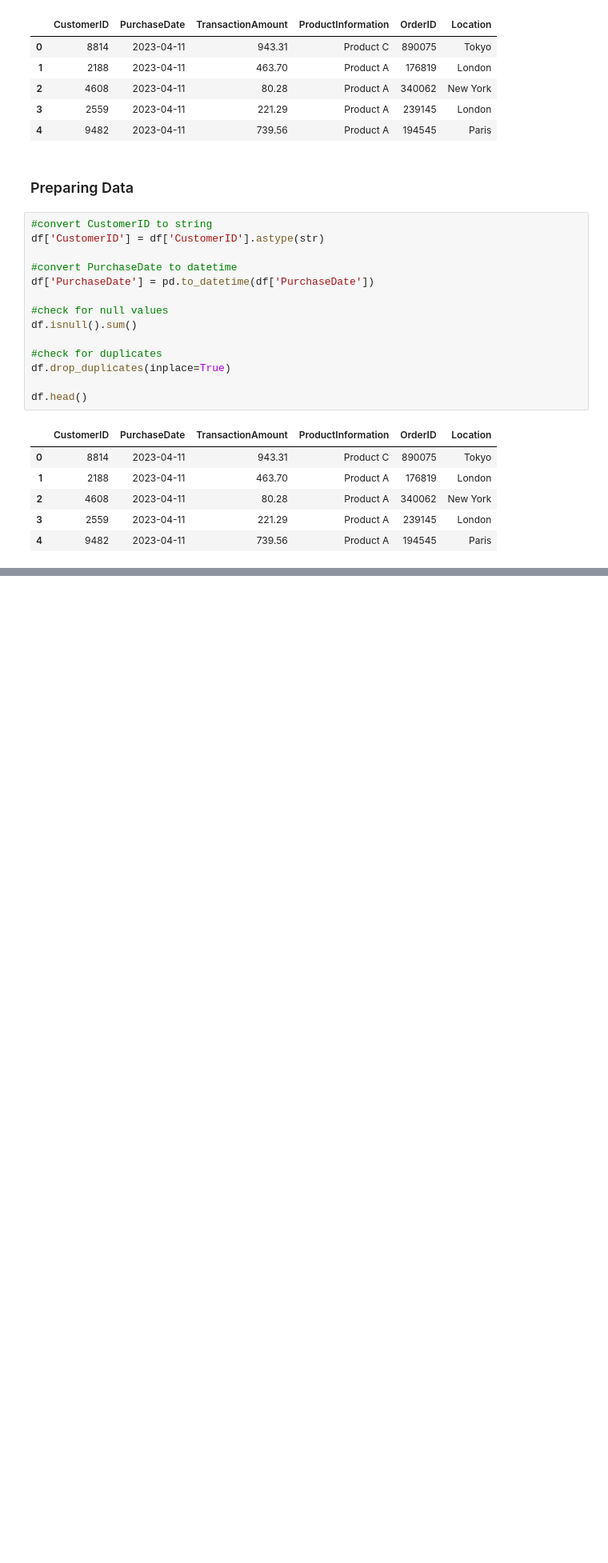
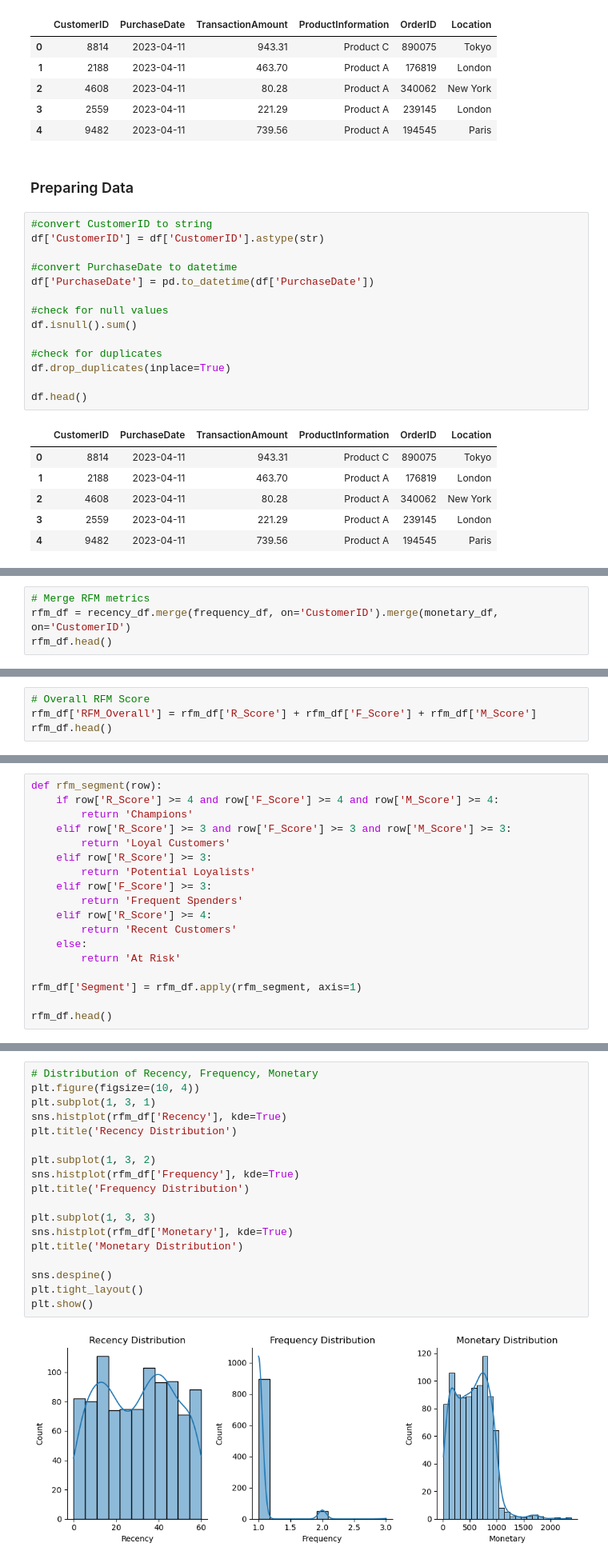
Before and after one commit to modyreturn/RFM-Analysis, a Jupyter notebook: RFM_Analysis.ipynb, the cells around one changed output, grey strips where cells are left out. Shown: that part at 80% size. Cells and saved outputs as stored; diff of their text form; blank space fills up the shorter version.

```diff
--- a/RFM_Analysis.ipynb
+++ b/RFM_Analysis.ipynb
@@ -54,0 +106,4 @@ df.describe()
+# %%
+# Merge RFM metrics
+rfm_df = recency_df.merge(frequency_df, on='CustomerID').merge(monetary_df, on='CustomerID')
+rfm_df.head()
@@ -54,0 +142,4 @@ df.describe()
+# %%
+# Overall RFM Score
+rfm_df['RFM_Overall'] = rfm_df['R_Score'] + rfm_df['F_Score'] + rfm_df['M_Score']
+rfm_df.head()
@@ -54,0 +155,18 @@ df.describe()
+# %%
+def rfm_segment(row):
+    if row['R_Score'] >= 4 and row['F_Score'] >= 4 and row['M_Score'] >= 4:
+        return 'Champions'
+    elif row['R_Score'] >= 3 and row['F_Score'] >= 3 and row['M_Score'] >= 3:
+        return 'Loyal Customers'
+    elif row['R_Score'] >= 3:
+        return 'Potential Loyalists'
+    elif row['F_Score'] >= 3:
+        return 'Frequent Spenders'
+    elif row['R_Score'] >= 4:
+        return 'Recent Customers'
+    else:
+        return 'At Risk'
+
+rfm_df['Segment'] = rfm_df.apply(rfm_segment, axis=1)
+
+rfm_df.head()
@@ -54,0 +186,20 @@ df.describe()
+# %%
+# Distribution of Recency, Frequency, Monetary
+plt.figure(figsize=(10, 4))
+plt.subplot(1, 3, 1)
+sns.histplot(rfm_df['Recency'], kde=True)
+plt.title('Recency Distribution')
+
+plt.subplot(1, 3, 2)
+sns.histplot(rfm_df['Frequency'], kde=True)
+plt.title('Frequency Distribution')
+
+plt.subplot(1, 3, 3)
+sns.histplot(rfm_df['Monetary'], kde=True)
+plt.title('Monetary Distribution')
+
+sns.despine()
+plt.tight_layout()
+plt.show()
+# %% [output]
+[figure, added]
```
Also changed, not shown: parts of 40 cells of this notebook.
